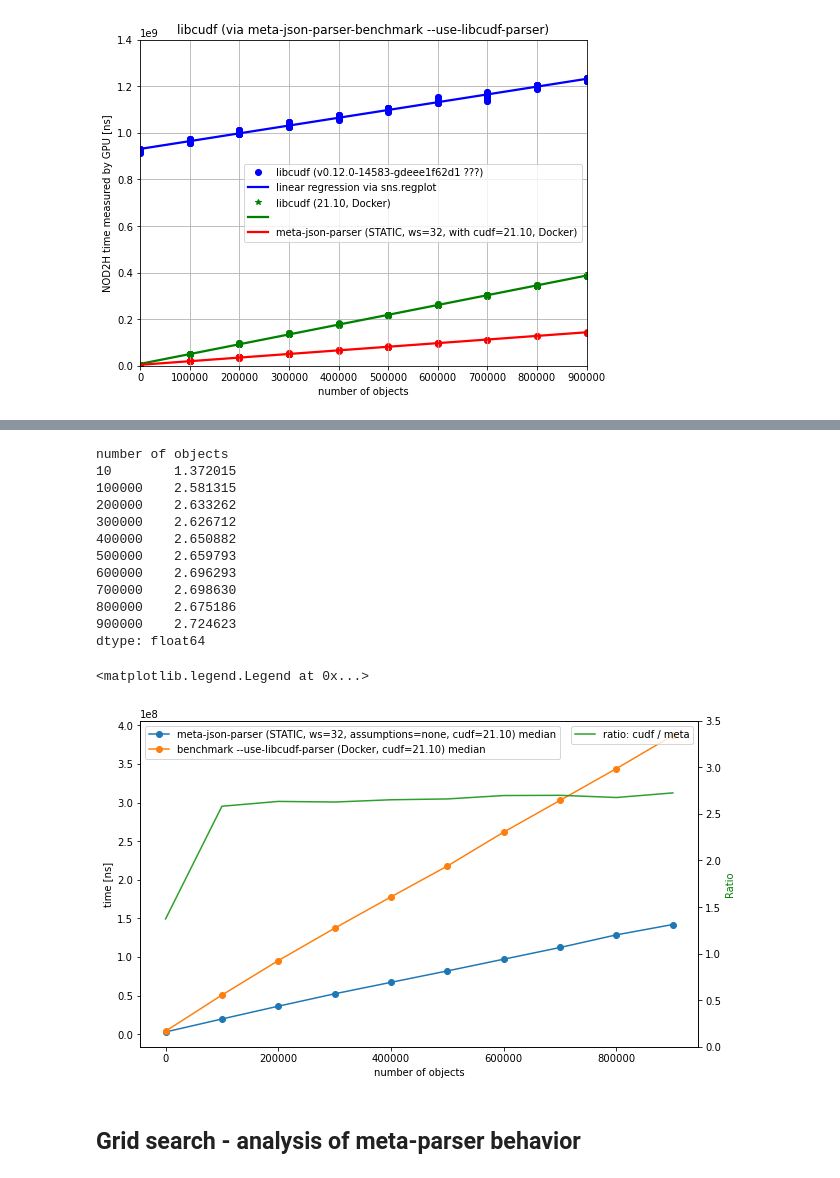
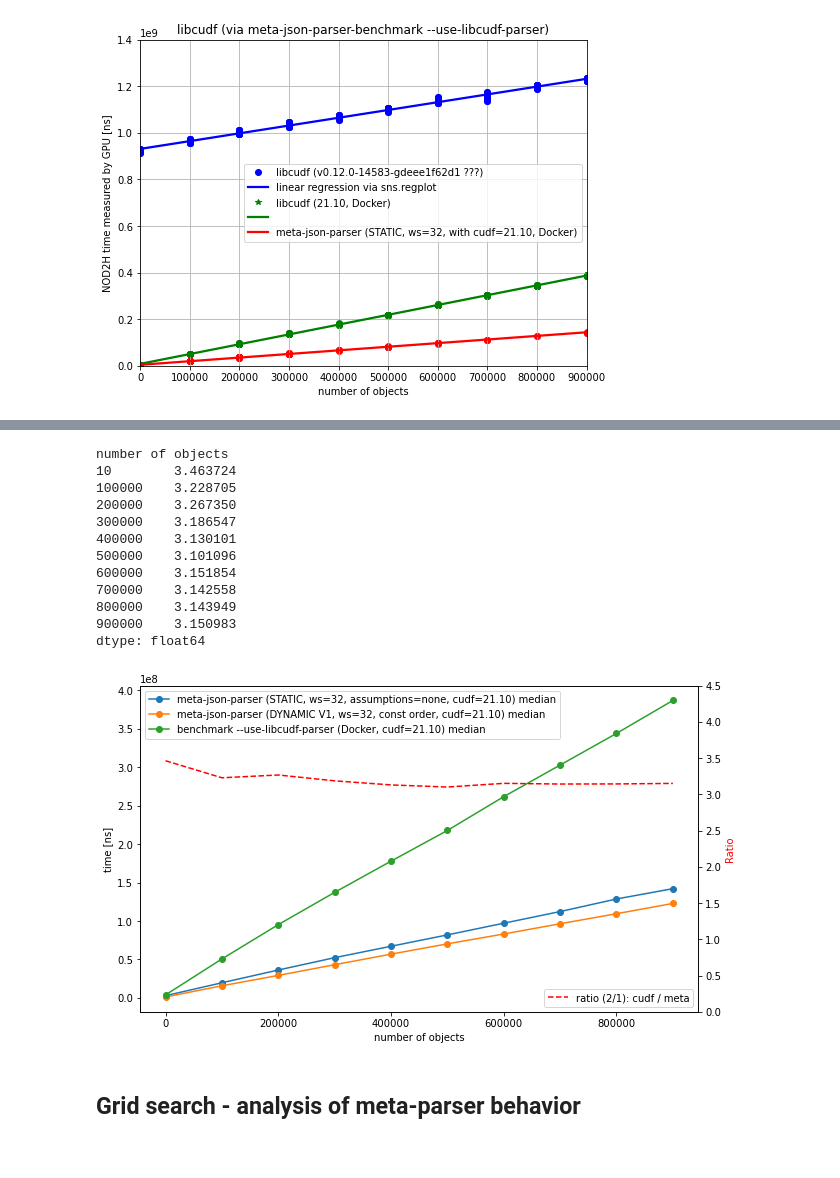
Before and after one commit to mis-wut/meta-json-parser, a Jupyter notebook: benchmark/notebooks/examine_benchmarks.ipynb, the cells around one changed output, grey strips where cells are left out. Saved outputs shown, nothing was run; the diff lists cells and outputs as text; code cells hidden in the pictures.

```diff
--- a/benchmark/notebooks/examine_benchmarks.ipynb
+++ b/benchmark/notebooks/examine_benchmarks.ipynb
@@ -403,3 +403,10 @@ df_meta
 | 900000 | sample_900000.json | 338913914 | NaN | STATIC | none | 32 | ... |
 | 900000 | sample_900000.json | 338913914 | NaN | STATIC | none | 32 | ... |
 76 rows × 18 columns
+# %%
+# read results for ./meta-json-parser-benchmark
+df_meta_min = pd.read_csv('benchmark_metaparser_cudf=21.10-docker_sample=12_dynamic_v1_const-order_w32_choinka.csv', index_col=2).sort_index()
+df_meta_min['number of objects'] = df_meta_min.index
+df_meta_min['NOD2H time measured by GPU [ns]'] = df_meta_min['TOTAL time measured by GPU [ns]'] - df_meta_min['Copying output [ns]']
+
+df_meta_min
@@ -480,6 +511,8 @@ plt.show()
 df_cmp = pd.DataFrame()
 df_cmp['meta-json-parser (STATIC, ws=32, assumptions=none, cudf=21.10) median'] = \
    df_meta.groupby(level=0)['NOD2H time measured by GPU [ns]'].median()
+df_cmp['meta-json-parser (DYNAMIC V1, ws=32, const order, cudf=21.10) median'] = \
+   df_meta_min.groupby(level=0)['NOD2H time measured by GPU [ns]'].median()
 df_cmp['benchmark --use-libcudf-parser (Docker, cudf=21.10) median'] = \
    df_cudf.groupby(level=0)['TOTAL time measured by GPU [ns]'].median()
 # %%
@@ -500,33 +533,35 @@ df_cmp
 # %%
-s_ratio=df_cmp.iloc[:,1]/df_cmp.iloc[:,0]
+s_ratio = df_cmp.iloc[:,2] / df_cmp.iloc[:,1]
 s_ratio
 # %% [output]
 number of objects
-10        1.372015
-100000    2.581315
-200000    2.633262
-300000    2.626712
-400000    2.650882
-500000    2.659793
-600000    2.696293
-700000    2.698630
-800000    2.675186
-900000    2.724623
+10        3.463724
+100000    3.228705
+200000    3.267350
+300000    3.186547
+400000    3.130101
+500000    3.101096
+600000    3.151854
+700000    3.142558
+800000    3.143949
+900000    3.150983
 dtype: float64
 # %%
 ax = df_cmp.plot(
     figsize=(10,6), style='o-',
     ylabel='time [ns]',
     #grid=True,
 )
-s_ratio.plot(ax=ax, secondary_y=True, label='ratio: cudf / meta')
-ax.right_ax.set_ylabel('Ratio', color='g')
-ax.right_ax.set_ylim(bottom=0.0, top=3.5)
-ax.right_ax.legend(loc=0)
-#plt.savefig('fig.png')
+s_ratio.plot(ax=ax, secondary_y=True,
+             style='--', color='r',
+             label='ratio (2/1): cudf / meta')
+ax.right_ax.set_ylabel('Ratio', color='r')
+ax.right_ax.set_ylim(bottom=0.0, top=4.5)
+ax.right_ax.legend(loc='lower right')
+plt.savefig('fig.png', transparent=False)
+plt.show()
 # %% [output]
-<matplotlib.legend.Legend at 0x...>
-[figure, old version]
+[figure, new version]
 # %% [markdown]
 ## Grid search - analysis of meta-parser behavior
 # %% [markdown]
```
Also changed, not shown: parts of 3 cells of this notebook, 1 other file.
